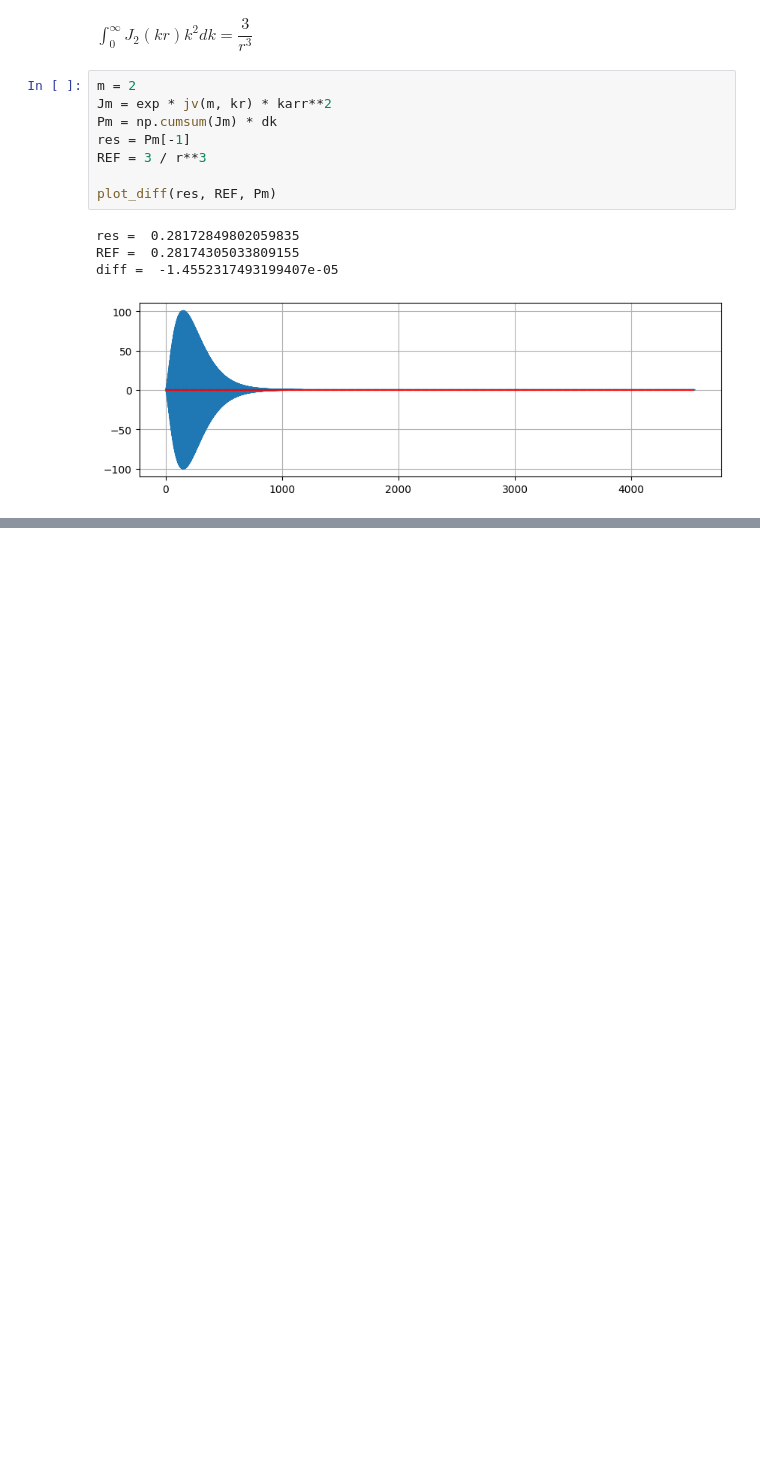
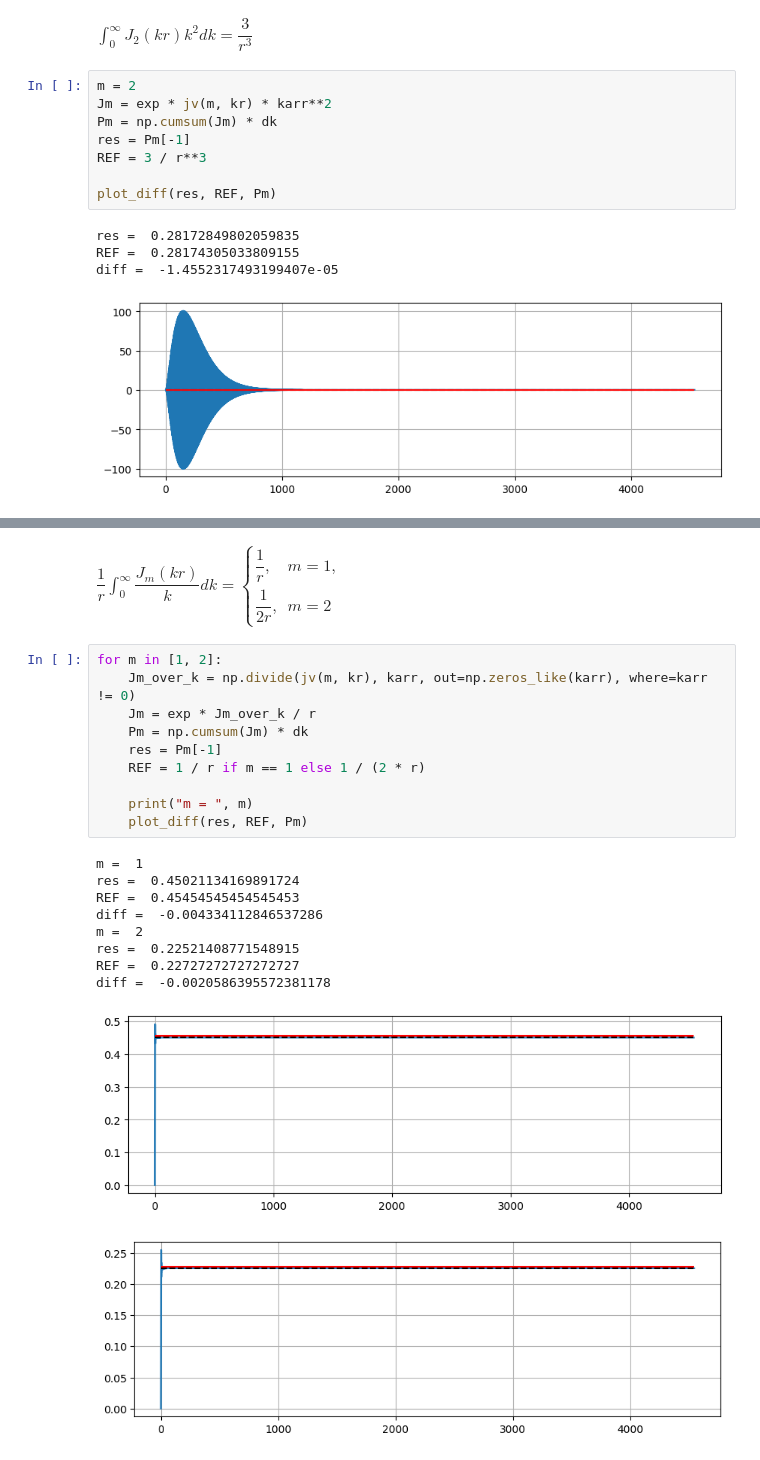
Before and after one commit to Dengda98/PyGRT, a Jupyter notebook: docs/source/Formula/k-integral/check_DCM_formula.ipynb, the cells around one changed output, grey strips where cells are left out. Saved outputs shown, nothing was run; the diff lists cells and outputs as text; blank space fills up the shorter version.

Commit message:
DOC: update DCM formula documentation, add zero-distance handling (#291)

```diff
--- a/docs/source/Formula/k-integral/check_DCM_formula.ipynb
+++ b/docs/source/Formula/k-integral/check_DCM_formula.ipynb
@@ -207,0 +223,23 @@ diff =  -1.4552317493199407e-05
+# %% [markdown]
+$\dfrac{1}{r}\int_0^\infty \dfrac{J_m(kr)}{k} dk = \begin{cases} \dfrac{1}{r}, & m=1,\\ \dfrac{1}{2r}, & m=2 \end{cases}$
+# %%
+for m in [1, 2]:
+    Jm_over_k = np.divide(jv(m, kr), karr, out=np.zeros_like(karr), where=karr != 0)
+    Jm = exp * Jm_over_k / r
+    Pm = np.cumsum(Jm) * dk
+    res = Pm[-1]
+    REF = 1 / r if m == 1 else 1 / (2 * r)
+
+    print("m = ", m)
+    plot_diff(res, REF, Pm)
+# %% [output]
+m =  1
+res =  0.45021134169891724
+REF =  0.45454545454545453
+diff =  -0.004334112846537286
+m =  2
+res =  0.22521408771548915
+REF =  0.22727272727272727
+diff =  -0.0020586395572381178
+[figure, added]
+[figure, added]
```
Also changed, not shown: parts of 10 cells of this notebook, 4 other files.
